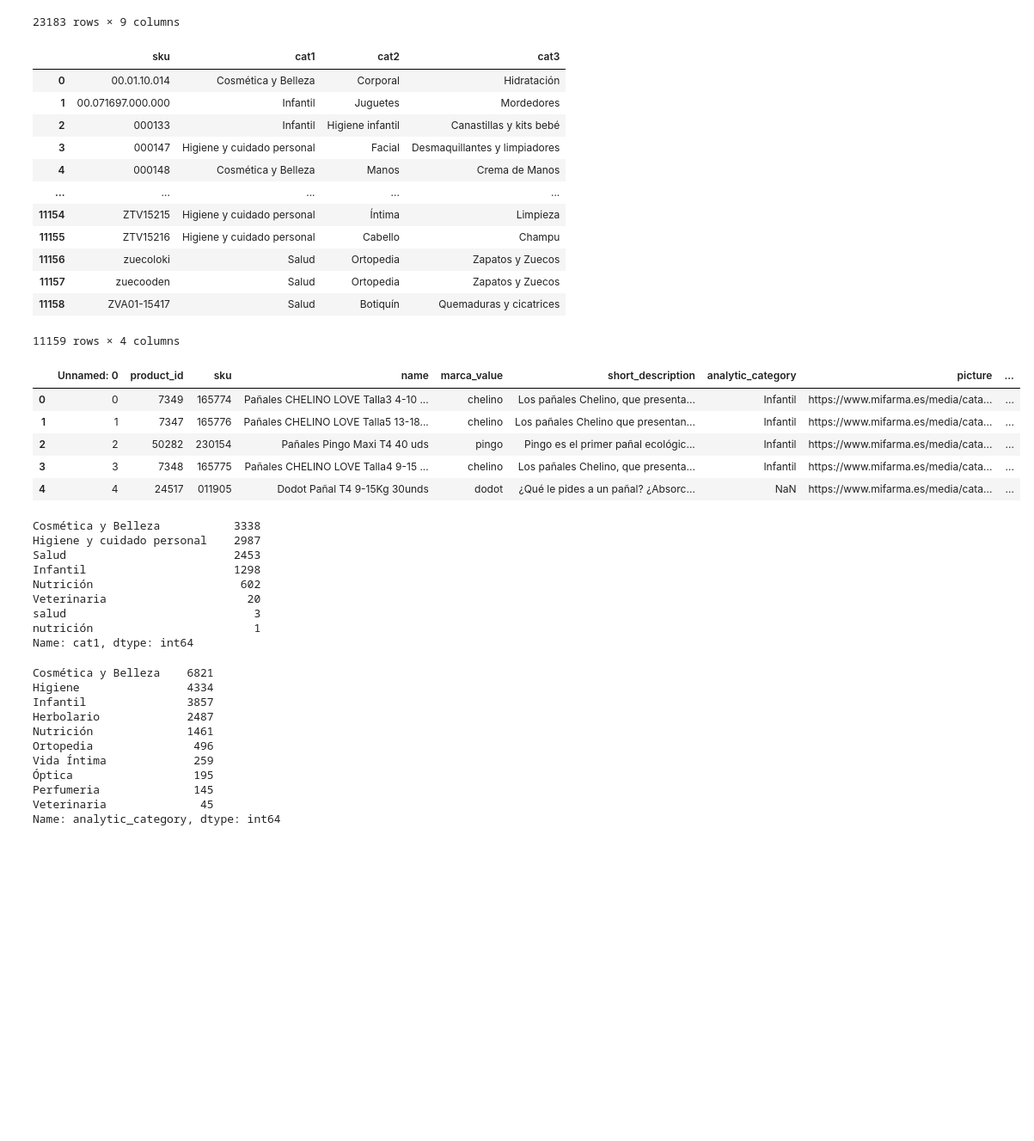
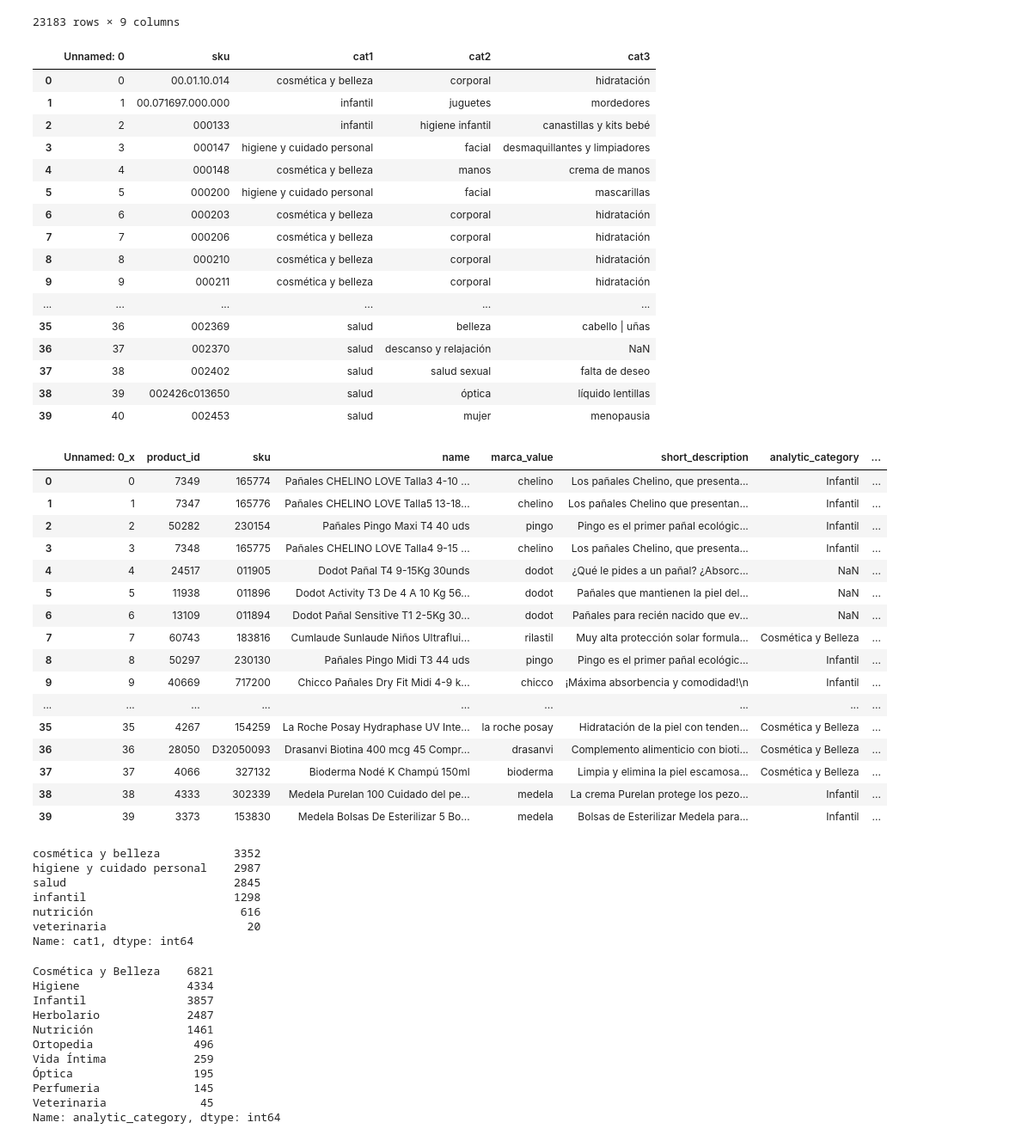
Before and after one commit to Jpardo07/DatathonProject, a Jupyter notebook: Join_products.ipynb, the cells around one changed output. Shown at 86% size. Drawn from its saved outputs; the diff is of its cells as text; code cells hidden in the pictures; blank space fills up the shorter version.

Commit message:
Join products categories - inconveniente reemplazo categoría

```diff
--- a/Join_products.ipynb
+++ b/Join_products.ipynb
@@ -4,7 +4,7 @@ import numpy as np
 import re
 # %%
 products = pd.read_csv("products_limpieza1.csv")
-df_categories = pd.read_csv("products_categories.csv", sep=",", encoding='latin-1')
+df_categories = pd.read_csv("categories_limpieza1.csv")
 # %%
 products
 # %% [output]
@@ -22,43 +22,56 @@ products
 | 23182 | 27952 | 51856 | PT3603 | Plantoys Cocina Infantil de Madera | plantoys | Preciosa cocina elaborada en made... | Infantil | https://www.mifarma.es/media/cata... | ... |
 23183 rows × 9 columns
 # %%
-df_categories
+df_categories.head(40)
 # %% [output]
-|  | sku | cat1 | cat2 | cat3 |
-| 0 | 00.01.10.014 | Cosmética y Belleza | Corporal | Hidratación |
-| 1 | 00.071697.000.000 | Infantil | Juguetes | Mordedores |
-| 2 | 000133 | Infantil | Higiene infantil | Canastillas y kits bebé |
-| 3 | 000147 | Higiene y cuidado personal | Facial | Desmaquillantes y limpiadores |
-| 4 | 000148 | Cosmética y Belleza | Manos | Crema de Manos |
-| ... | ... | ... | ... | ... |
-| 11154 | ZTV15215 | Higiene y cuidado personal | Íntima | Limpieza |
-| 11155 | ZTV15216 | Higiene y cuidado personal | Cabello | Champu |
-| 11156 | zuecoloki | Salud | Ortopedia | Zapatos y Zuecos |
-| 11157 | zuecooden | Salud | Ortopedia | Zapatos y Zuecos |
-| 11158 | ZVA01-15417 | Salud | Botiquín | Quemaduras y cicatrices |
+|  | Unnamed: 0 | sku | cat1 | cat2 | cat3 |
+| 0 | 0 | 00.01.10.014 | cosmética y belleza | corporal | hidratación |
+| 1 | 1 | 00.071697.000.000 | infantil | juguetes | mordedores |
+| 2 | 2 | 000133 | infantil | higiene infantil | canastillas y kits bebé |
+| 3 | 3 | 000147 | higiene y cuidado personal | facial | desmaquillantes y limpiadores |
+| 4 | 4 | 000148 | cosmética y belleza | manos | crema de manos |
+| 5 | 5 | 000200 | higiene y cuidado personal | facial | mascarillas |
+| 6 | 6 | 000203 | cosmética y belleza | corporal | hidratación |
+| 7 | 7 | 000206 | cosmética y belleza | corporal | hidratación |
+| 8 | 8 | 000210 | cosmética y belleza | corporal | hidratación |
+| 9 | 9 | 000211 | cosmética y belleza | corporal | hidratación |
+| ... | ... | ... | ... | ... | ... |
+| 35 | 36 | 002369 | salud | belleza | cabello | uñas |
+| 36 | 37 | 002370 | salud | descanso y relajación | NaN |
+| 37 | 38 | 002402 | salud | salud sexual | falta de deseo |
+| 38 | 39 | 002426c013650 | salud | óptica | líquido lentillas |
+| 39 | 40 | 002453 | salud | mujer | menopausia |
-11159 rows × 4 columns
 # %%
 products_full = pd.merge(products, df_categories, on='sku', how='left')
 # %%
-products_full.head()
+products_full.head(40)
 # %% [output]
-|  | Unnamed: 0 | product_id | sku | name | marca_value | short_description | analytic_category | picture | ... |
-| 0 | 0 | 7349 | 165774 | Pañales CHELINO LOVE Talla3 4-10 ... | chelino | Los pañales Chelino, que presenta... | Infantil | https://www.mifarma.es/media/cata... | ... |
-| 1 | 1 | 7347 | 165776 | Pañales CHELINO LOVE Talla5 13-18... | chelino | Los pañales Chelino que presentan... | Infantil | https://www.mifarma.es/media/cata... | ... |
-| 2 | 2 | 50282 | 230154 | Pañales Pingo Maxi T4 40 uds | pingo | Pingo es el primer pañal ecológic... | Infantil | https://www.mifarma.es/media/cata... | ... |
-| 3 | 3 | 7348 | 165775 | Pañales CHELINO LOVE Talla4 9-15 ... | chelino | Los pañales Chelino, que presenta... | Infantil | https://www.mifarma.es/media/cata... | ... |
-| 4 | 4 | 24517 | 011905 | Dodot Pañal T4 9-15Kg 30unds | dodot | ¿Qué le pides a un pañal? ¿Absorc... | NaN | https://www.mifarma.es/media/cata... | ... |
+|  | Unnamed: 0_x | product_id | sku | name | marca_value | short_description | analytic_category | ... |
+| 0 | 0 | 7349 | 165774 | Pañales CHELINO LOVE Talla3 4-10 ... | chelino | Los pañales Chelino, que presenta... | Infantil | ... |
+| 1 | 1 | 7347 | 165776 | Pañales CHELINO LOVE Talla5 13-18... | chelino | Los pañales Chelino que presentan... | Infantil | ... |
+| 2 | 2 | 50282 | 230154 | Pañales Pingo Maxi T4 40 uds | pingo | Pingo es el primer pañal ecológic... | Infantil | ... |
+| 3 | 3 | 7348 | 165775 | Pañales CHELINO LOVE Talla4 9-15 ... | chelino | Los pañales Chelino, que presenta... | Infantil | ... |
+| 4 | 4 | 24517 | 011905 | Dodot Pañal T4 9-15Kg 30unds | dodot | ¿Qué le pides a un pañal? ¿Absorc... | NaN | ... |
+| 5 | 5 | 11938 | 011896 | Dodot Activity T3 De 4 A 10 Kg 56... | dodot | Pañales que mantienen la piel del... | NaN | ... |
+| 6 | 6 | 13109 | 011894 | Dodot Pañal Sensitive T1 2-5Kg 30... | dodot | Pañales para recién nacido que ev... | NaN | ... |
+| 7 | 7 | 60743 | 183816 | Cumlaude Sunlaude Niños Ultraflui... | rilastil | Muy alta protección solar formula... | Cosmética y Belleza | ... |
+| 8 | 8 | 50297 | 230130 | Pañales Pingo Midi T3 44 uds | pingo | Pingo es el primer pañal ecológic... | Infantil | ... |
+| 9 | 9 | 40669 | 717200 | Chicco Pañales Dry Fit Midi 4-9 k... | chicco | ¡Máxima absorbencia y comodidad!\n | Infantil | ... |
+| ... | ... | ... | ... | ... | ... | ... | ... | ... |
+| 35 | 35 | 4267 | 154259 | La Roche Posay Hydraphase UV Inte... | la roche posay | Hidratación de la piel con tenden... | Cosmética y Belleza | ... |
+| 36 | 36 | 28050 | D32050093 | Drasanvi Biotina 400 mcg 45 Compr... | drasanvi | Complemento alimenticio con bioti... | Cosmética y Belleza | ... |
+| 37 | 37 | 4066 | 327132 | Bioderma Nodé K Champú 150ml | bioderma | Limpia y elimina la piel escamosa... | Cosmética y Belleza | ... |
+| 38 | 38 | 4333 | 302339 | Medela Purelan 100 Cuidado del pe... | medela | La crema Purelan protege los pezo... | Infantil | ... |
+| 39 | 39 | 3373 | 153830 | Medela Bolsas De Esterilizar 5 Bo... | medela | Bolsas de Esterilizar Medela para... | Infantil | ... |
 # %%
 products_full["cat1"].value_counts()
 # %% [output]
-Cosmética y Belleza           3338
-Higiene y cuidado personal    2987
-Salud                         2453
-Infantil                      1298
-Nutrición                      602
-Veterinaria                     20
-salud                            3
-nutrición                        1
+cosmética y belleza           3352
+higiene y cuidado personal    2987
+salud                         2845
+infantil                      1298
+nutrición                      616
+veterinaria                     20
 Name: cat1, dtype: int64
 # %%
 products_full["analytic_category"].value_counts()
```
Also changed, not shown: parts of 38 cells of this notebook.
